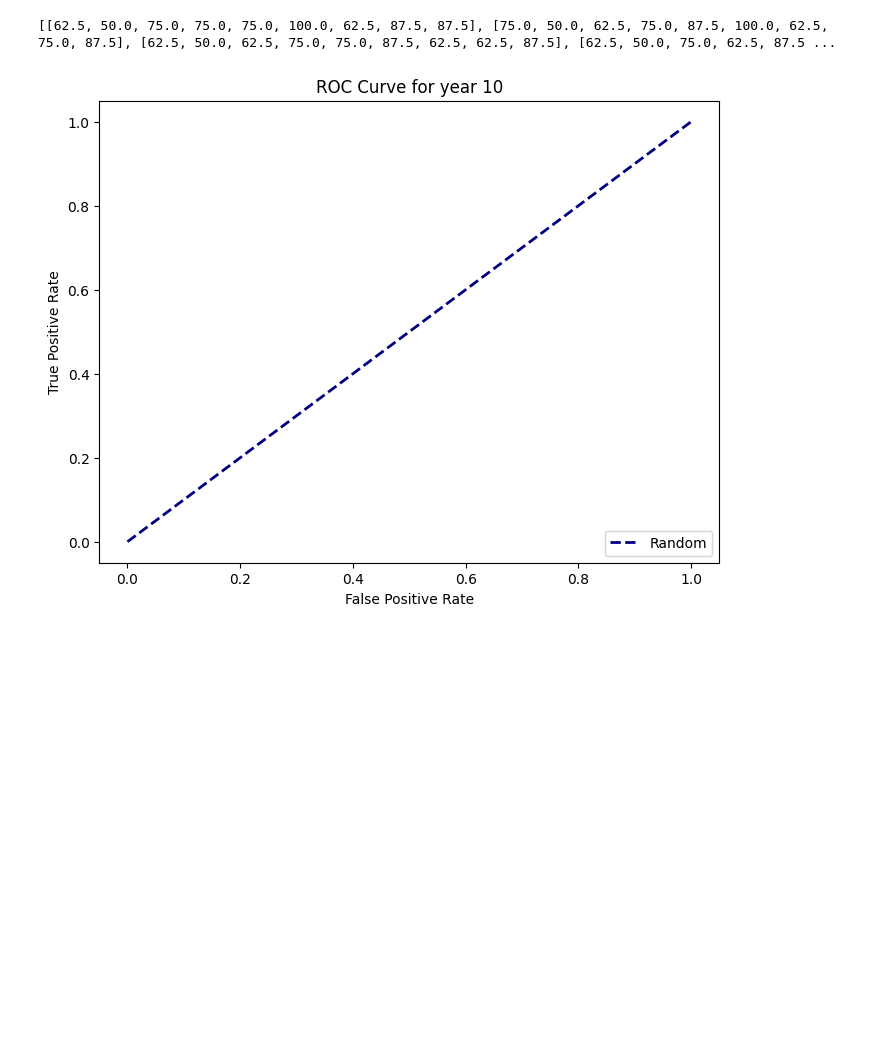
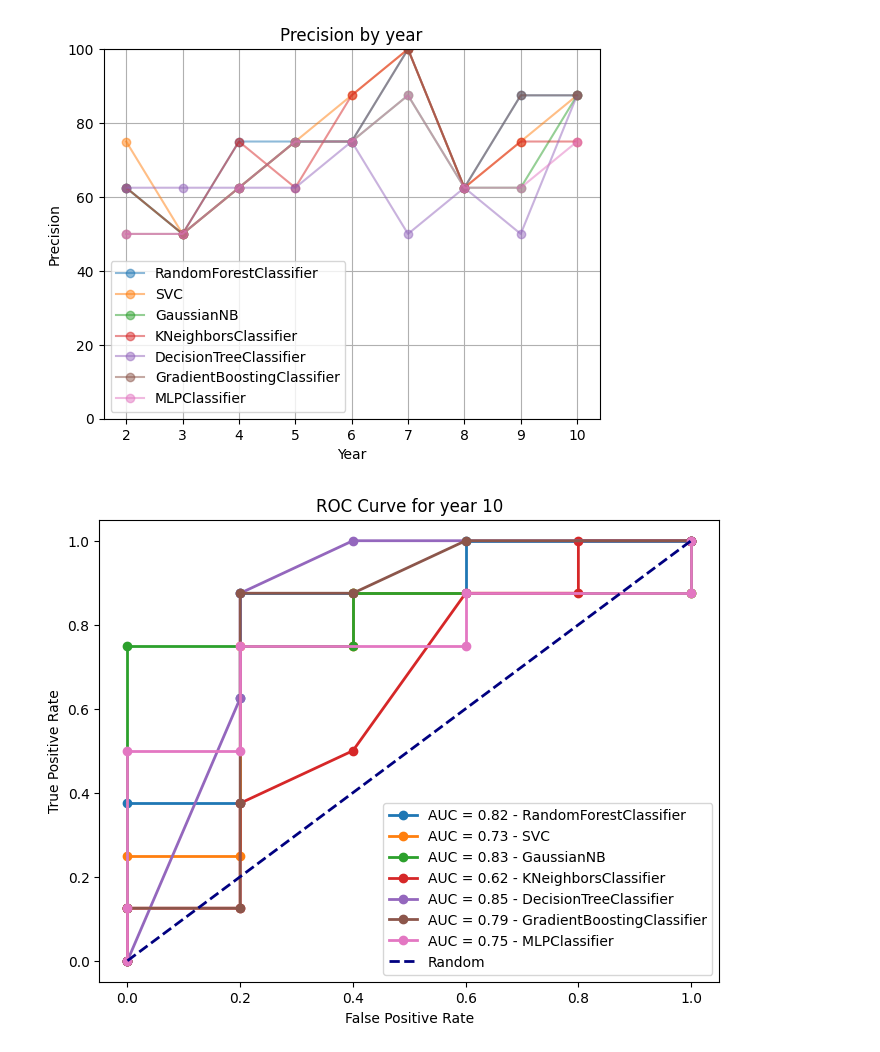
Before and after one commit to m21ark/ac, a Jupyter notebook: model_evaluation.ipynb, the cells around one changed output. Cells and saved outputs as stored; diff of their text form; code cells hidden in the pictures; blank space fills up the shorter version.

Commit message:
Ran graphs in jupyter notebooks

```diff
--- a/model_evaluation.ipynb
+++ b/model_evaluation.ipynb
@@ -121,7 +175,7 @@ def check_accuracy_by_year2(models):
             'kernel': ['rbf', 'linear'],
             'probability': [True]
         },
-        {   # GaussianNB
+        {
             'var_smoothing': [1e-09, 1e-08, 1e-07]
         },
         {
@@ -147,61 +201,66 @@ def check_accuracy_by_year2(models):
     ]
 
     for i, model in enumerate(models):
+        model_accs = []
+        model_roc_curve = []
+        for year in years:
+            result = pipeline_year(year, model=model, display_results=False)
+            model_accs.append(result['precision'])
+            model_roc_curve.append(result['roc'])
         # model_accs = [run_window_decay(model, year) for year in years]
-        model_accs = [pipeline_year(year, model=model, display_results=False)['precision'] for year in years]
+        # model_accs = [pipeline_year(year, model=model, display_results=False)['precision'] for year in years]
         # model_accs = [pipeline_year_grid_search(year, model=model, parameters=param_grids[i], display_results=False)['precision'] for year in years]
         # model_roc_curve = [pipeline_year(year, model=model, display_results=False)['roc'] for year in years]
 
         accs.append(model_accs)
-        # roc_curves.append(model_roc_curve)
+        roc_curves.append(model_roc_curve)
+
     #accs = [[75.0, 50.0, 75.0, 75.0, 87.5, 87.5, 62.5, 87.5, 87.5], [50.0, 50.0, 87.5, 50.0, 62.5, 25.0, 62.5, 62.5, 75.0], [62.5, 50.0, 62.5, 75.0, 75.0, 87.5, 62.5, 75.0, 87.5], [50.0, 50.0, 62.5, 62.5, 62.5, 87.5, 62.5, 62.5, 75.0], [62.5, 50.0, 87.5, 62.5, 75.0, 75.0, 62.5, 50.0, 75.0], [50.0, 50.0, 50.0, 87.5, 75.0, 87.5, 62.5, 62.5, 87.5], [62.5, 50.0, 50.0, 75.0, 75.0, 100.0, 62.5, 87.5, 75.0]]
-    print(accs)
 
     # Plot the accuracy line graphs for each model
     for i, model_acc in enumerate(accs):
         plt.plot(years, model_acc, label=f"{type(models[i]()).__name__ }", marker='o', linestyle='-', alpha=0.5)
 
     # # Add legend
     plt.legend()
 
     # Set Y-axis limits
     plt.ylim(0, 100)
 
     plt.xlabel("Year")
     plt.ylabel("Precision")
     plt.title("Precision by year")
     plt.grid(True)
 
     plt.show()
 
     # Plot the ROC line graphs for each model
-    # plt.figure(figsize=(8, 6))
+    plt.figure(figsize=(8, 6))
 
-    # for i, model_roc in enumerate(roc_curves):
-    #     for j in range(len(years)):
-    #         fpr = model_roc[j][0]
-    #         tpr = model_roc[j][1]
-    #         plt.plot(fpr, tpr, lw=2, label=f'AUC = {auc(fpr, tpr):.2f} - {type(models[i]()).__name__ }', marker='o', linestyle='-')
+    for i, model_roc in enumerate(roc_curves):
+        fpr = model_roc[8][0]
+        tpr = model_roc[8][1]
+        plt.plot(fpr, tpr, lw=2, label=f'AUC = {auc(fpr, tpr):.2f} - {type(models[i]()).__name__ }', marker='o', linestyle='-')
 
 
-    # # Add legend
-    # plt.plot([0, 1], [0, 1], color='navy', lw=2, linestyle='--', label='Random')
-    # plt.xlabel('False Positive Rate')
-    # plt.ylabel('True Positive Rate')
-    # plt.title('ROC Curve for year 10')
-    # plt.legend(loc='lower right')
-    # plt.show()
+    # Add legend
+    plt.plot([0, 1], [0, 1], color='navy', lw=2, linestyle='--', label='Random')
+    plt.xlabel('False Positive Rate')
+    plt.ylabel('True Positive Rate')
+    plt.title('ROC Curve for year 10')
+    plt.legend(loc='lower right')
+    plt.show()
 
     # Add labels for each data point
     # for i, model_acc in enumerate(accs):
     #     for j, acc in enumerate(model_acc):
     #         plt.text(years[j], acc, f"{acc:.2f}", ha="center", va="bottom")
 
 
 
 check_accuracy_by_year2(models)
 # %% [output]
-[[62.5, 50.0, 75.0, 75.0, 75.0, 100.0, 62.5, 87.5, 87.5], [75.0, 50.0, 62.5, 75.0, 87.5, 100.0, 62.5, 75.0, 87.5], [62.5, 50.0, 62.5, 75.0, 75.0, 87.5, 62.5, 62.5, 87.5], [62.5, 50.0, 75.0, 62.5, 87.5 ...
-[figure, old version]
+[figure, new version]
+[figure, added]
 # %%
 run_window_decay(models[0], 10)
```
Also changed, not shown: parts of 6 cells of this notebook.
